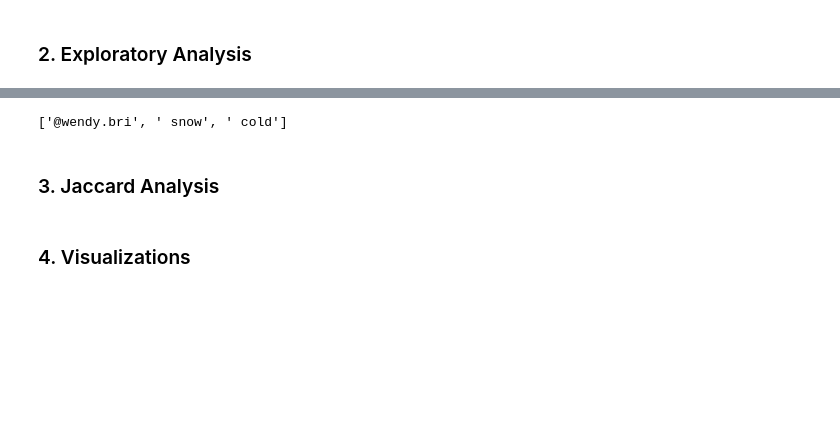
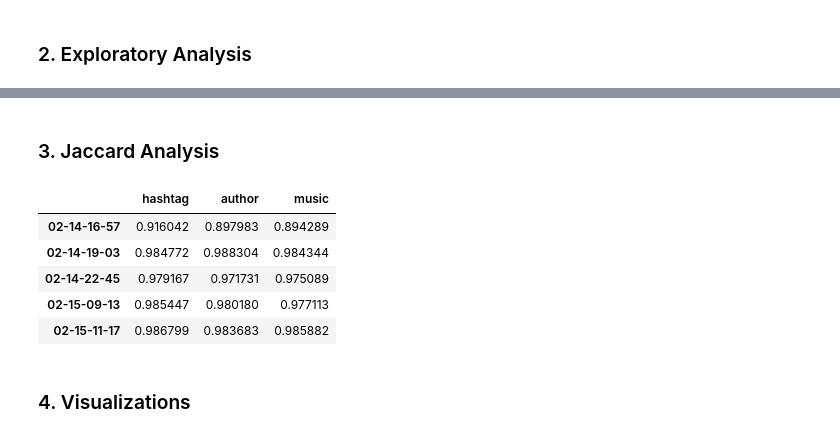
Before and after one commit to jyontika/CS-315-Project-1, a Jupyter notebook: Jaccard-Index-Test.ipynb, the cells around one changed output, grey strips where cells are left out. Drawn from its saved outputs; the diff is of its cells as text; code cells hidden in the pictures; blank space fills up the shorter version.

```diff
--- a/Jaccard-Index-Test.ipynb
+++ b/Jaccard-Index-Test.ipynb
@@ -39,0 +42,11 @@ files
+# %%
+# create tuples for each pair during data collection
+onlyAllData = [f for f in files if 'data_all' in f]     # filter out saved videos
+onlyAllData = sorted(onlyAllData)
+
+collection_times = []
+
+for i in range(0, len(onlyAllData) - 1, 2):
+    collection_times.append((onlyAllData[i][:11], onlyAllData[i+1][:11]))
+
+print(collection_times)
@@ -122,18 +121,48 @@ hashtag    475
 dtype: int64
-# %%
-df_all['hashtag'][0].split(',')
-# %% [output]
-['@wendy.bri', ' snow', ' cold']
 # %% [markdown]
 <a id="sec3"></a>
 ### 3. Jaccard Analysis
 # %%
-## Define function for calculating jaccard index
+## define function for calculating jaccard index
 
 def jaccard_index(list_1, list_2):
-    intersection = len(list_1.intersection(list_2))
-    union = len(list_1.union(list_2))
+    set_1 = set(list_1)
+    set_2 = set(list_2)
+    intersection = len(set_1.intersection(set_2))
+    union = len(set_1.union(set_2))
     return intersection / union if union != 0 else 0
+# %%
+# create new df with difference of feeds for each collectionTime
+jaccard_list = []
+variables = ['hashtag', 'author', 'music']
+
+for coll_time in collection_times:
+    jaccard_dict = {}
+    for variable in variables:
+        sub_df_control = df_control[df_control['collectionTime'] == coll_time[0]]
+        sub_df_saves = df_save[df_save['collectionTime'] == coll_time[1]]
+
+        control_list = sub_df_control[variable].dropna().tolist()
+        save_list = sub_df_saves[variable].dropna().tolist()
+
+        if variable == 'hashtag':
+            control_list = [x for x in control_list if x != 'fyp']
+            save_list = [x for x in save_list if x != 'fyp']
+
+        diff_val = 1 - jaccard_index(control_list, save_list)
+        jaccard_dict[variable] = diff_val
+
+    jaccard_list.append(jaccard_dict)
+
+df_diff = pd.DataFrame(jaccard_list, index=[tup[0] for tup in collection_times])
+df_diff
+# %% [output]
+|  | hashtag | author | music |
+| 02-14-16-57 | 0.916042 | 0.897983 | 0.894289 |
+| 02-14-19-03 | 0.984772 | 0.988304 | 0.984344 |
+| 02-14-22-45 | 0.979167 | 0.971731 | 0.975089 |
+| 02-15-09-13 | 0.985447 | 0.980180 | 0.977113 |
+| 02-15-11-17 | 0.986799 | 0.983683 | 0.985882 |
 # %% [markdown]
 <a id="sec4"></a>
 ### 4. Visualizations
```
Also changed, not shown: parts of 11 cells of this notebook.
